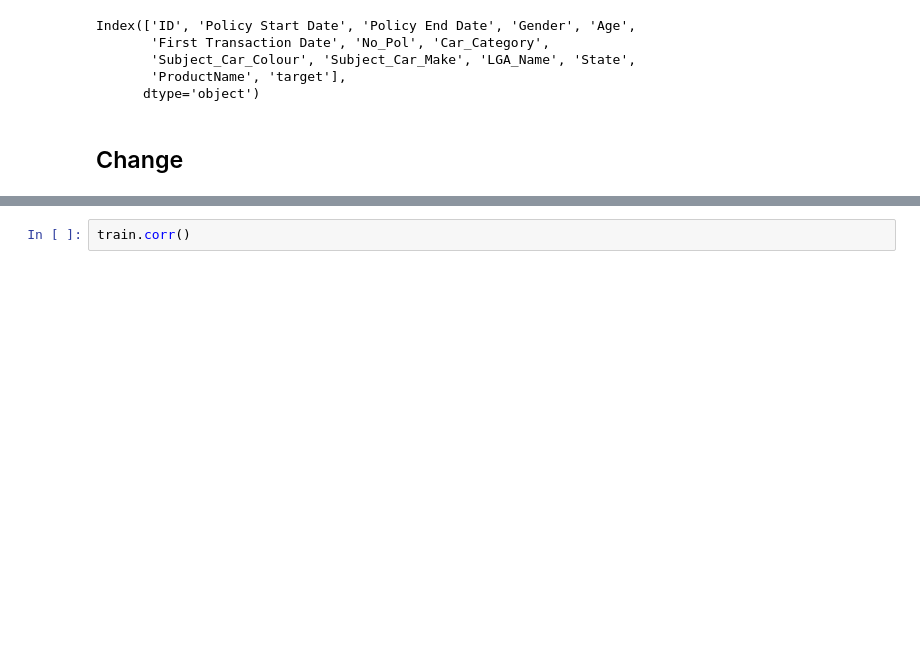
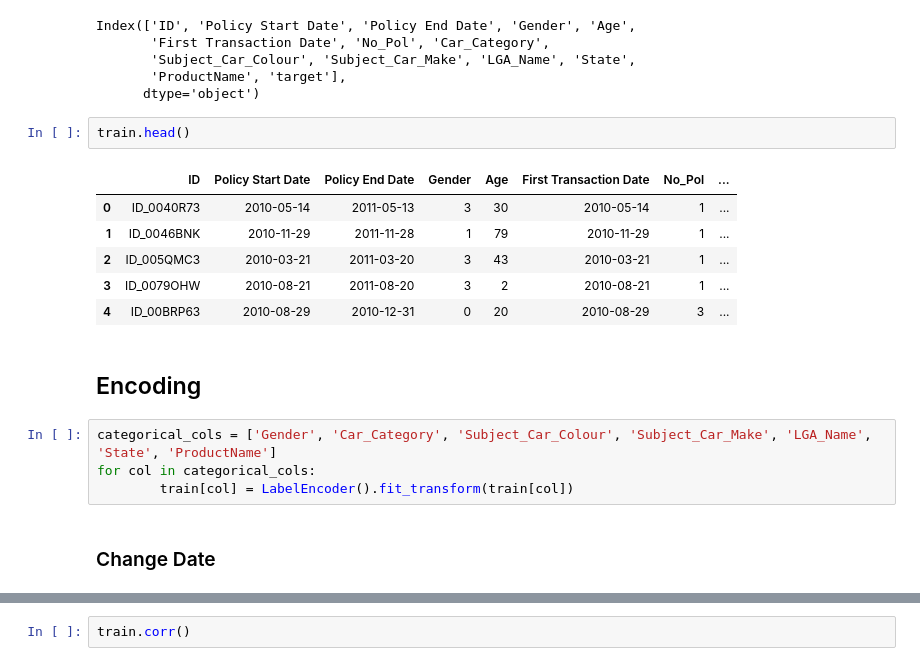
Before and after one commit to agnesnthabi/vehicle_insurance, a Jupyter notebook: Python_StarterNotebook.ipynb, the cells around one changed output, grey strips where cells are left out. Drawn from its saved outputs; the diff is of its cells as text; blank space fills up the shorter version.

Commit message:
encoding categorical cols

```diff
--- a/Python_StarterNotebook.ipynb
+++ b/Python_StarterNotebook.ipynb
@@ -186,5 +187,20 @@ Index(['ID', 'Policy Start Date', 'Policy End Date', 'Gender', 'Age',
        'Subject_Car_Colour', 'Subject_Car_Make', 'LGA_Name', 'State',
        'ProductName', 'target'],
       dtype='object')
+# %%
+train.head()
+# %% [output]
+|  | ID | Policy Start Date | Policy End Date | Gender | Age | First Transaction Date | No_Pol | ... |
+| 0 | ID_0040R73 | 2010-05-14 | 2011-05-13 | 3 | 30 | 2010-05-14 | 1 | ... |
+| 1 | ID_0046BNK | 2010-11-29 | 2011-11-28 | 1 | 79 | 2010-11-29 | 1 | ... |
+| 2 | ID_005QMC3 | 2010-03-21 | 2011-03-20 | 3 | 43 | 2010-03-21 | 1 | ... |
+| 3 | ID_0079OHW | 2010-08-21 | 2011-08-20 | 3 | 2 | 2010-08-21 | 1 | ... |
+| 4 | ID_00BRP63 | 2010-08-29 | 2010-12-31 | 0 | 20 | 2010-08-29 | 3 | ... |
+# %% [markdown]
+## Encoding
+# %%
+categorical_cols = ['Gender', 'Car_Category', 'Subject_Car_Colour', 'Subject_Car_Make', 'LGA_Name', 'State', 'ProductName']
+for col in categorical_cols:
+        train[col] = LabelEncoder().fit_transform(train[col])
 # %% [markdown]
-## Change
+### Change Date
```
Also changed, not shown: parts of 5 cells of this notebook.
